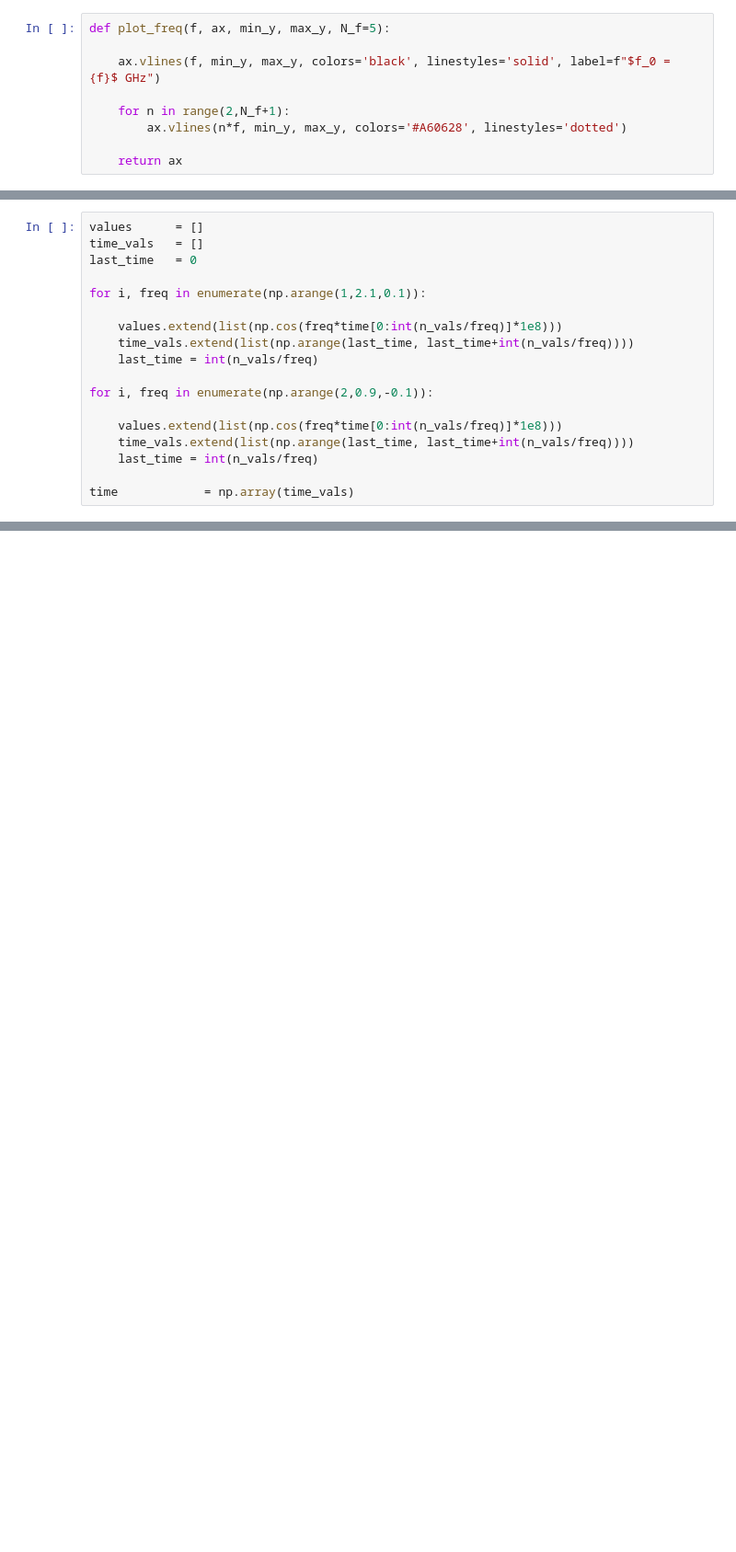
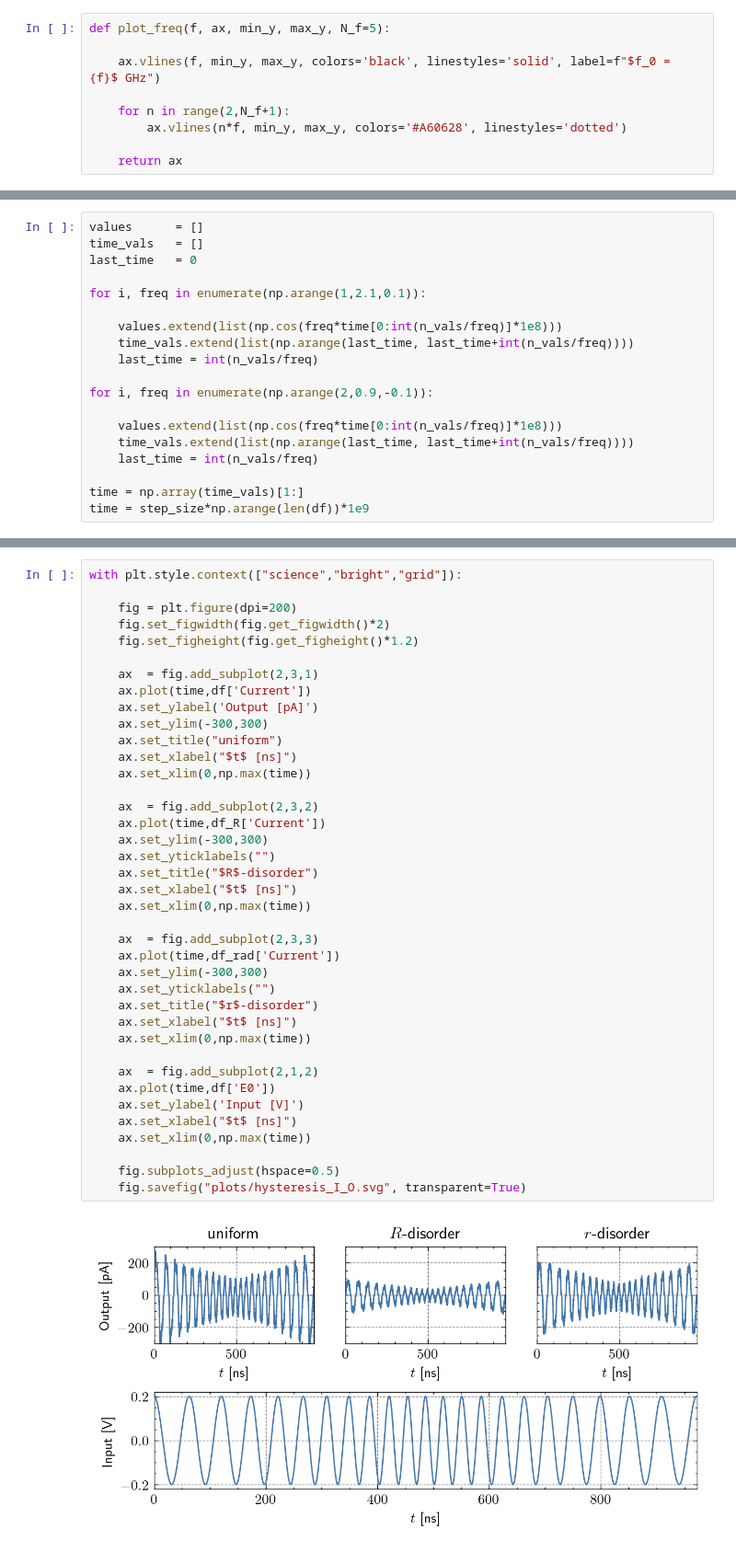
Before and after one commit to JonasMnsing/NanoNets, a Jupyter notebook: scripts/2_funding_period/WP2/cos_input/cos_input_hysteresis.ipynb, the cells around one changed output, grey strips where cells are left out. Shown at 92% size. Cells and saved outputs as stored; diff of their text form; blank space fills up the shorter version.

Commit message:
controls and system size update

```diff
--- a/scripts/2_funding_period/WP2/cos_input/cos_input_hysteresis.ipynb
+++ b/scripts/2_funding_period/WP2/cos_input/cos_input_hysteresis.ipynb
@@ -47,4 +47,5 @@ for i, freq in enumerate(np.arange(2,0.9,-0.1)):
     time_vals.extend(list(np.arange(last_time, last_time+int(n_vals/freq))))
     last_time = int(n_vals/freq)
 
-time            = np.array(time_vals)
+time = np.array(time_vals)[1:]
+time = step_size*np.arange(len(df))*1e9
@@ -75,0 +83,41 @@ with plt.style.context(["science","bright"]):
+# %%
+with plt.style.context(["science","bright","grid"]):
+
+    fig = plt.figure(dpi=200)
+    fig.set_figwidth(fig.get_figwidth()*2)
+    fig.set_figheight(fig.get_figheight()*1.2)
+
+    ax  = fig.add_subplot(2,3,1)
+    ax.plot(time,df['Current'])
+    ax.set_ylabel('Output [pA]')
+    ax.set_ylim(-300,300)
+    ax.set_title("uniform")
+    ax.set_xlabel("$t$ [ns]")
+    ax.set_xlim(0,np.max(time))
+
+    ax  = fig.add_subplot(2,3,2)
+    ax.plot(time,df_R['Current'])
+    ax.set_ylim(-300,300)
+    ax.set_yticklabels("")
+    ax.set_title("$R$-disorder")
+    ax.set_xlabel("$t$ [ns]")
+    ax.set_xlim(0,np.max(time))
+
+    ax  = fig.add_subplot(2,3,3)
+    ax.plot(time,df_rad['Current'])
+    ax.set_ylim(-300,300)
+    ax.set_yticklabels("")
+    ax.set_title("$r$-disorder")
+    ax.set_xlabel("$t$ [ns]")
+    ax.set_xlim(0,np.max(time))
+
+    ax  = fig.add_subplot(2,1,2)
+    ax.plot(time,df['E0'])
+    ax.set_ylabel('Input [V]')
+    ax.set_xlabel("$t$ [ns]")
+    ax.set_xlim(0,np.max(time))
+
+    fig.subplots_adjust(hspace=0.5)
+    fig.savefig("plots/hysteresis_I_O.svg", transparent=True)
+# %% [output]
+[figure, added]
```
Also changed, not shown: parts of 10 cells of this notebook, 4 other files.
